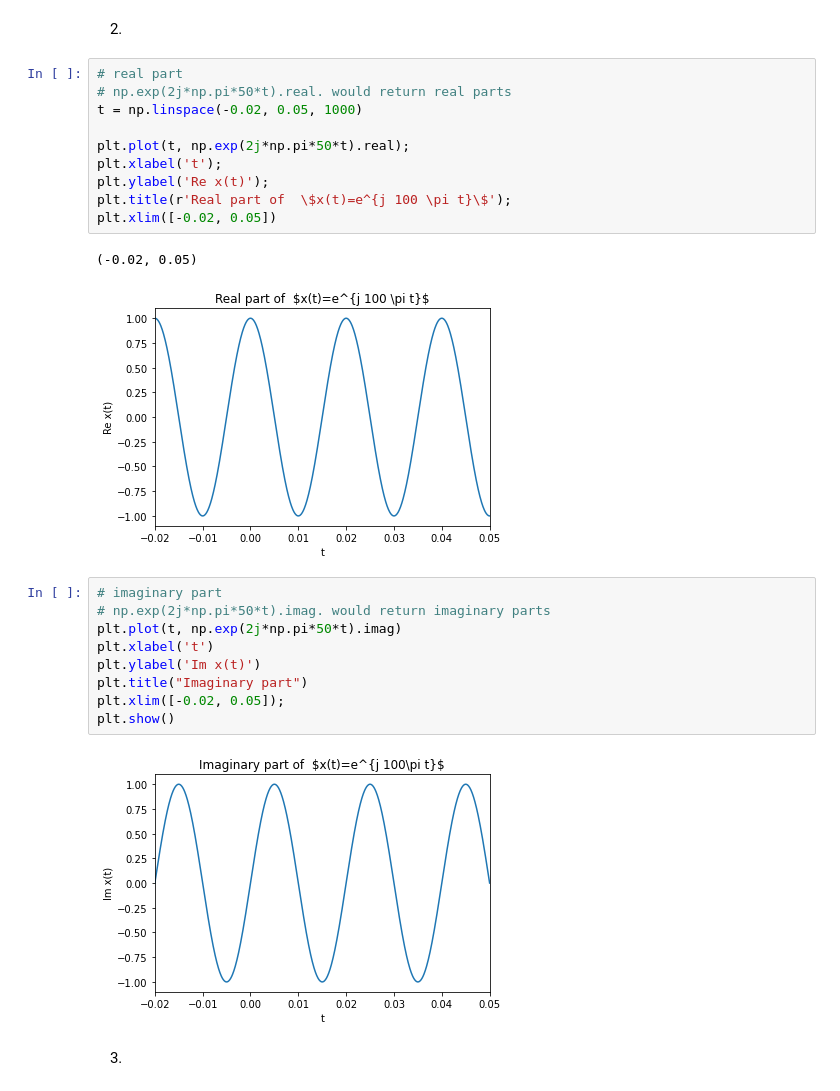
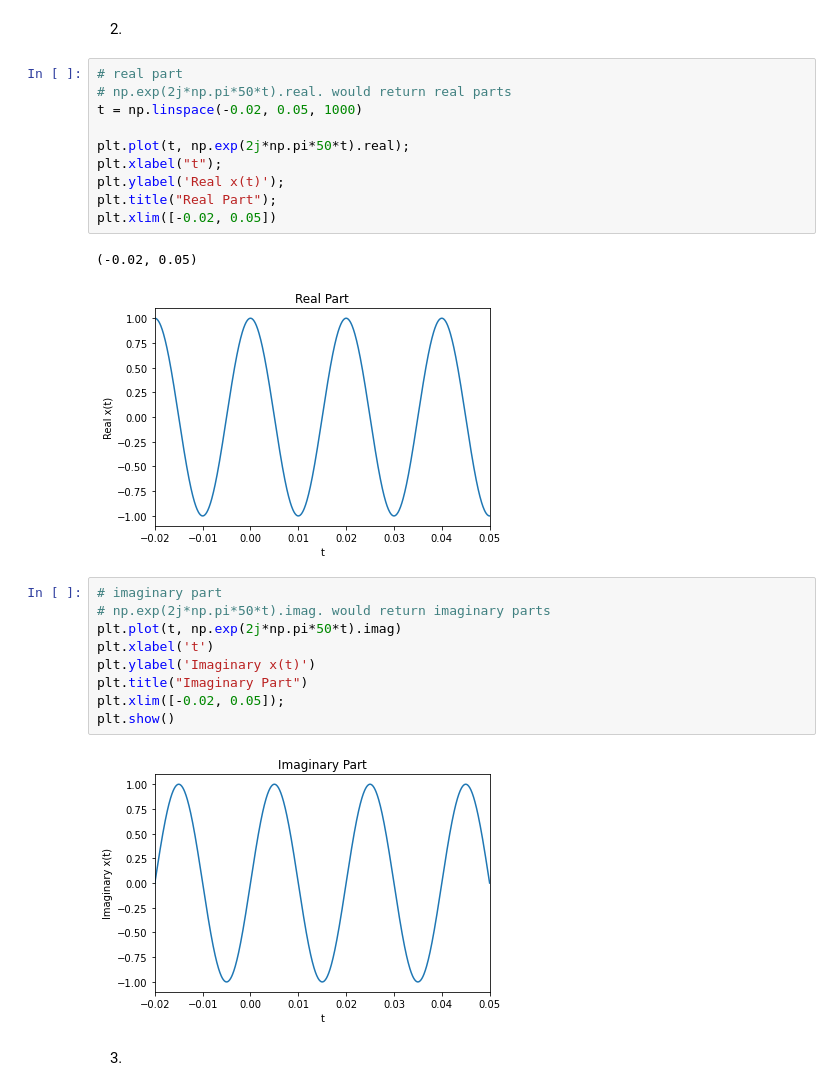
Before and after one commit to twyunting/CSC-676_Computer-Vision, a Jupyter notebook: Homeworks/hw3/homework3/code/CSC-676_HW3_YuntingChiu.ipynb, the cells around one changed output. Cells and saved outputs as stored; diff of their text form.

```diff
--- a/Homeworks/hw3/homework3/code/CSC-676_HW3_YuntingChiu.ipynb
+++ b/Homeworks/hw3/homework3/code/CSC-676_HW3_YuntingChiu.ipynb
@@ -36,23 +39,23 @@ plt.stem(n, x)
 t = np.linspace(-0.02, 0.05, 1000)
 
 plt.plot(t, np.exp(2j*np.pi*50*t).real);
-plt.xlabel('t');
-plt.ylabel('Re x(t)');
-plt.title(r'Real part of  \$x(t)=e^{j 100 \pi t}\$');
+plt.xlabel("t");
+plt.ylabel('Real x(t)');
+plt.title("Real Part");
 plt.xlim([-0.02, 0.05])
 # %% [output]
 (-0.02, 0.05)
-[figure, old version]
+[figure, new version]
 # %%
 # imaginary part
 # np.exp(2j*np.pi*50*t).imag. would return imaginary parts
 plt.plot(t, np.exp(2j*np.pi*50*t).imag)
 plt.xlabel('t')
-plt.ylabel('Im x(t)')
-plt.title("Imaginary part")
+plt.ylabel('Imaginary x(t)')
+plt.title("Imaginary Part")
 plt.xlim([-0.02, 0.05]);
 plt.show()
 # %% [output]
-[figure, old version]
+[figure, new version]
 # %% [markdown]
 3.
```
Also changed, not shown: parts of 8 cells of this notebook, 7 other files.
